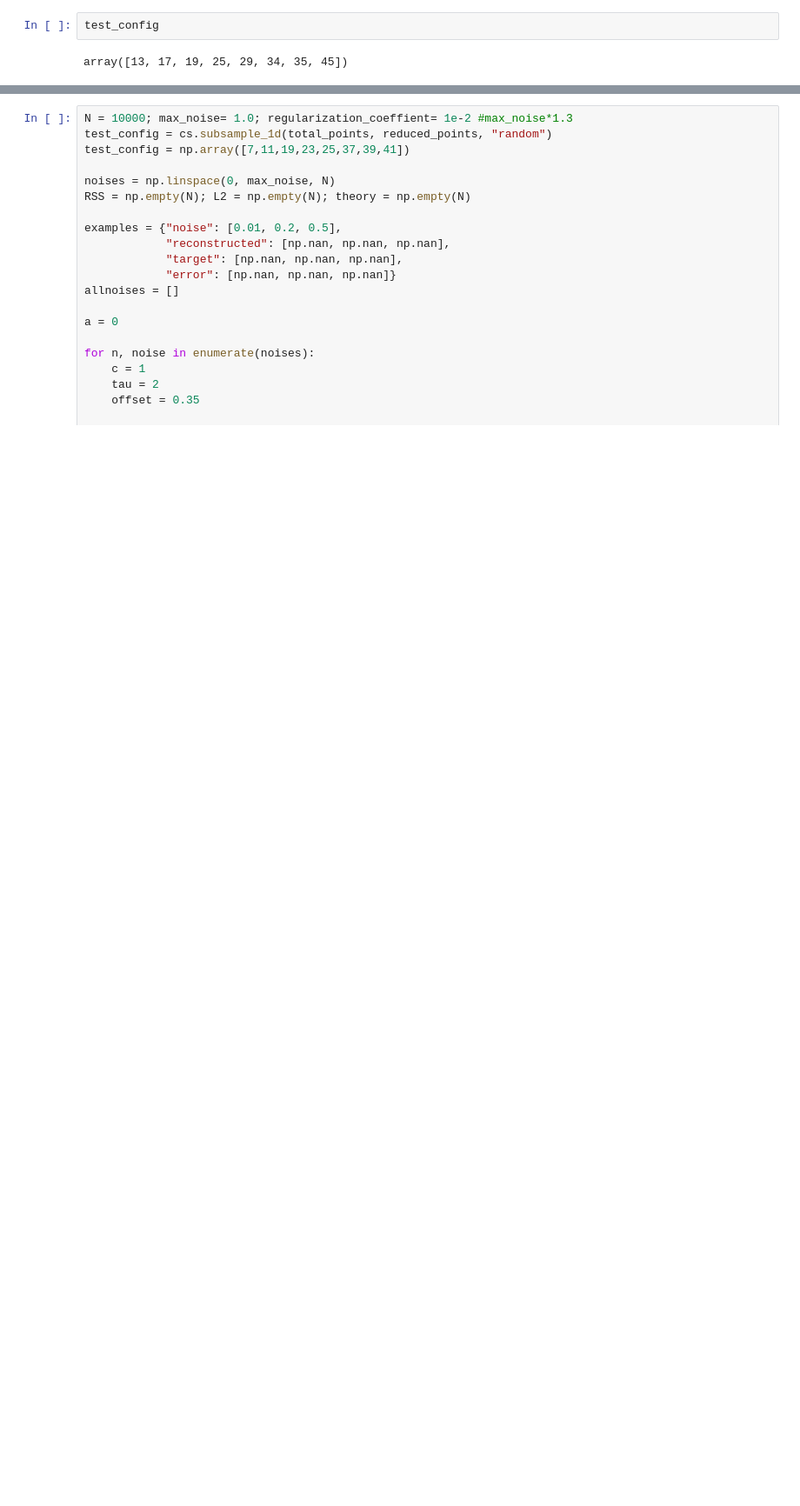
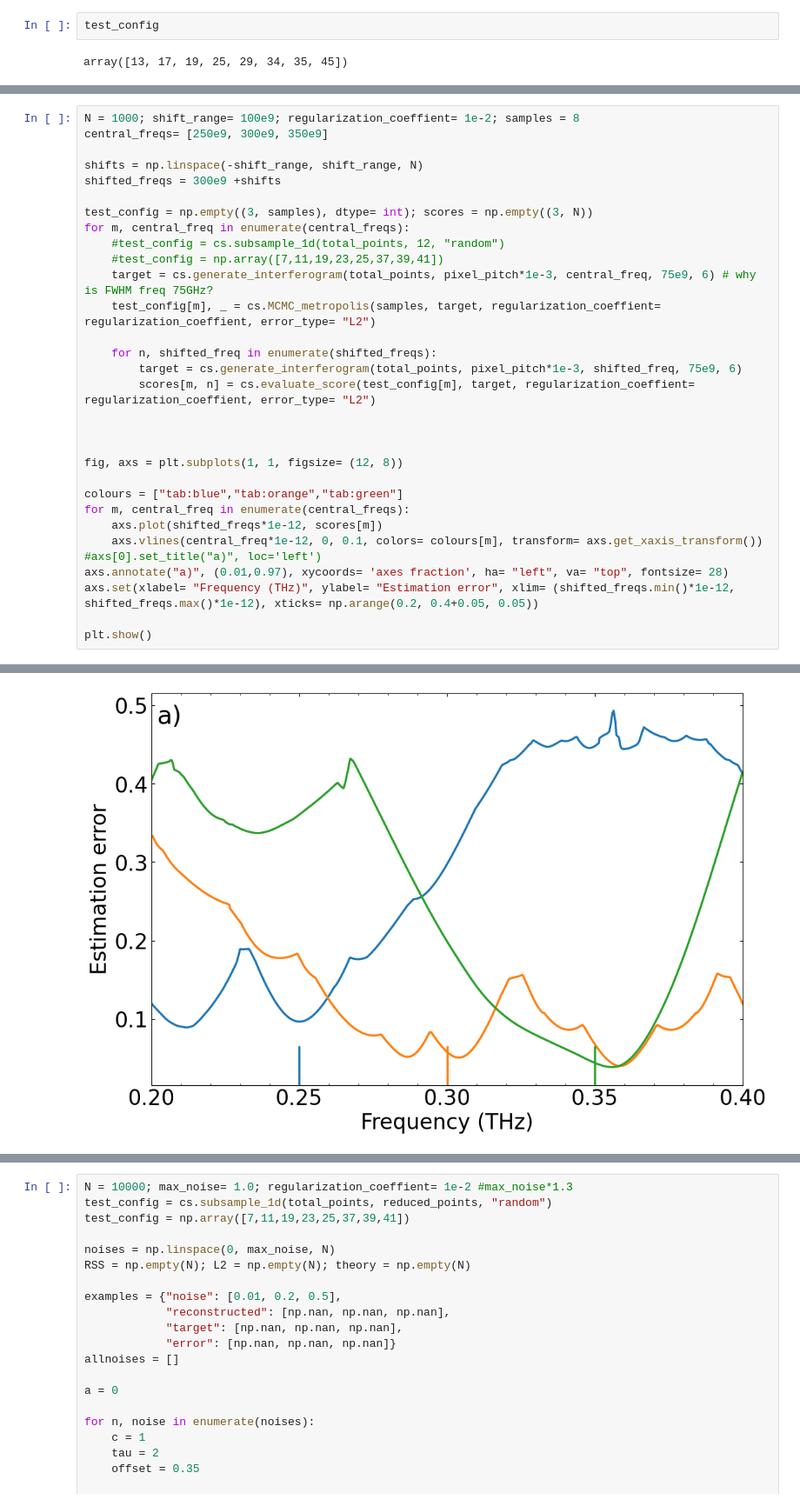
Before and after one commit to Jammi-Dodgers/THz-Compressed-Sensing, a Jupyter notebook: solution_robustness.ipynb, the cells around one changed output, grey strips where cells are left out. Shown at 87% size. Drawn from its saved outputs; the diff is of its cells as text; blank space fills up the shorter version.

Commit message:
testing freq shift with different trained central frequencies.

```diff
--- a/solution_robustness.ipynb
+++ b/solution_robustness.ipynb
@@ -162,0 +163,32 @@ WARNING! Noiseless data not provided, assuming interferogram has no noise.
+# %%
+N = 1000; shift_range= 100e9; regularization_coeffient= 1e-2; samples = 8
+central_freqs= [250e9, 300e9, 350e9]
+
+shifts = np.linspace(-shift_range, shift_range, N)
+shifted_freqs = 300e9 +shifts
+
+test_config = np.empty((3, samples), dtype= int); scores = np.empty((3, N))
+for m, central_freq in enumerate(central_freqs):
+    #test_config = cs.subsample_1d(total_points, 12, "random")
+    #test_config = np.array([7,11,19,23,25,37,39,41])
+    target = cs.generate_interferogram(total_points, pixel_pitch*1e-3, central_freq, 75e9, 6) # why is FWHM freq 75GHz?
+    test_config[m], _ = cs.MCMC_metropolis(samples, target, regularization_coeffient= regularization_coeffient, error_type= "L2")
+
+    for n, shifted_freq in enumerate(shifted_freqs):
+        target = cs.generate_interferogram(total_points, pixel_pitch*1e-3, shifted_freq, 75e9, 6)
+        scores[m, n] = cs.evaluate_score(test_config[m], target, regularization_coeffient= regularization_coeffient, error_type= "L2")
+
+
+
+fig, axs = plt.subplots(1, 1, figsize= (12, 8))
+
+colours = ["tab:blue","tab:orange","tab:green"]
+for m, central_freq in enumerate(central_freqs):
+    axs.plot(shifted_freqs*1e-12, scores[m])
+    axs.vlines(central_freq*1e-12, 0, 0.1, colors= colours[m], transform= axs.get_xaxis_transform())
+#axs[0].set_title("a)", loc='left')
+axs.annotate("a)", (0.01,0.97), xycoords= 'axes fraction', ha= "left", va= "top", fontsize= 28)
+axs.set(xlabel= "Frequency (THz)", ylabel= "Estimation error", xlim= (shifted_freqs.min()*1e-12, shifted_freqs.max()*1e-12), xticks= np.arange(0.2, 0.4+0.05, 0.05))
+
+plt.show()
+# %% [output]
@@ -163,3 +212,4 @@ WARNING! Noiseless data not provided, assuming interferogram has no noise.
+[figure, added]
 # %%
 N = 1000; shift_range= 4.0
 shifts = np.linspace(-shift_range, shift_range, N)
```
Also changed, not shown: parts of 7 cells of this notebook.
